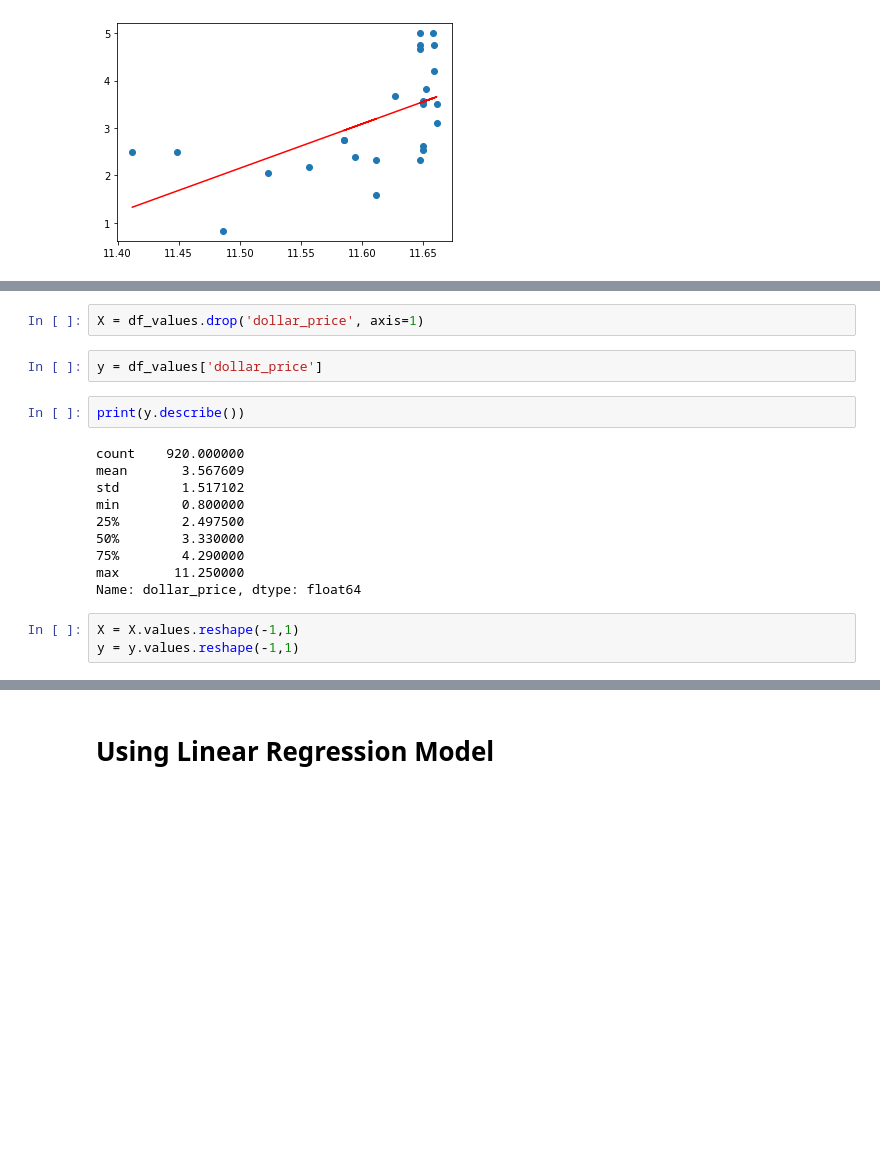
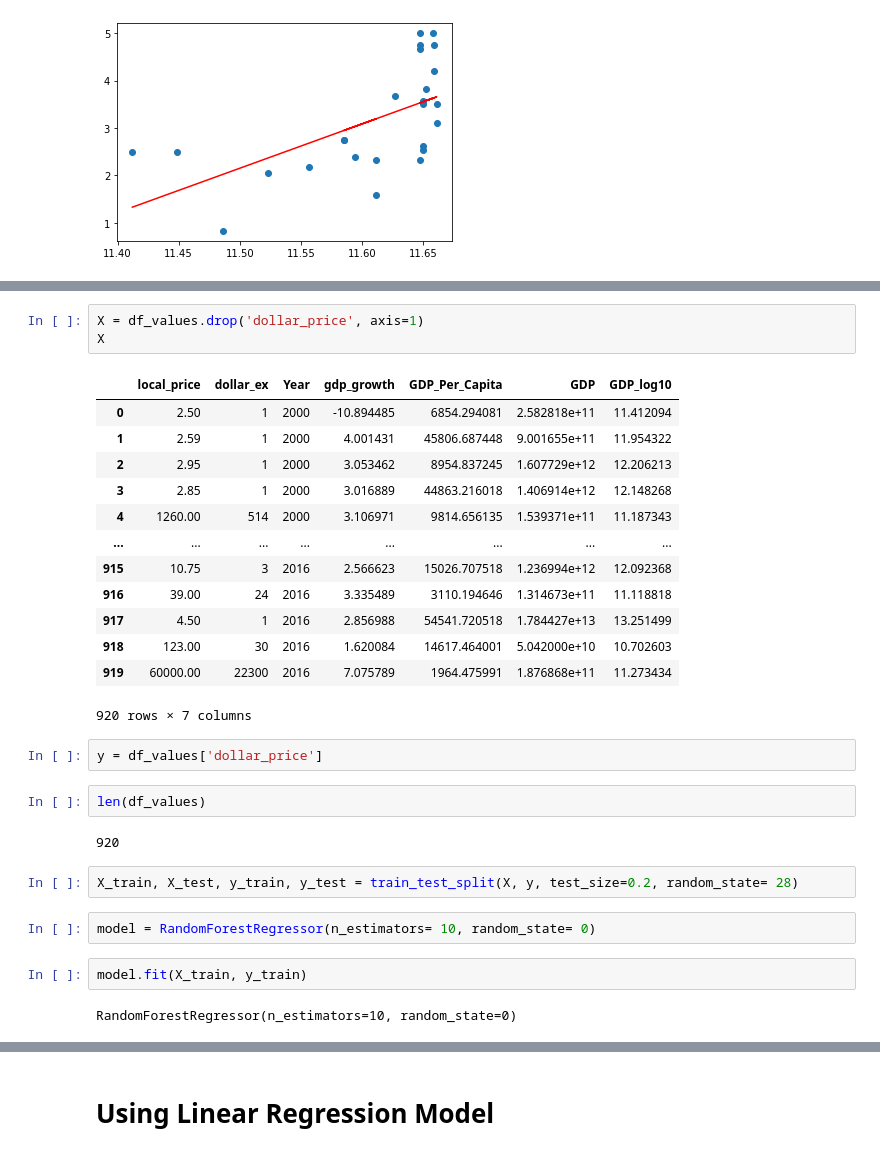
Before and after one commit to bolwerk-b/Final-Project, a Jupyter notebook: machine learning/Machine_Learning_three_regression_models-test.ipynb, the cells around one changed output, grey strips where cells are left out. Cells and saved outputs as stored; diff of their text form; blank space fills up the shorter version.

```diff
--- a/machine learning/Machine_Learning_three_regression_models-test.ipynb
+++ b/machine learning/Machine_Learning_three_regression_models-test.ipynb
@@ -112,19 +134,31 @@ df_values.head()
 # %%
 X = df_values.drop('dollar_price', axis=1)
+X
+# %% [output]
+|  | local_price | dollar_ex | Year | gdp_growth | GDP_Per_Capita | GDP | GDP_log10 |
+| 0 | 2.50 | 1 | 2000 | -10.894485 | 6854.294081 | 2.582818e+11 | 11.412094 |
+| 1 | 2.59 | 1 | 2000 | 4.001431 | 45806.687448 | 9.001655e+11 | 11.954322 |
+| 2 | 2.95 | 1 | 2000 | 3.053462 | 8954.837245 | 1.607729e+12 | 12.206213 |
+| 3 | 2.85 | 1 | 2000 | 3.016889 | 44863.216018 | 1.406914e+12 | 12.148268 |
+| 4 | 1260.00 | 514 | 2000 | 3.106971 | 9814.656135 | 1.539371e+11 | 11.187343 |
+| ... | ... | ... | ... | ... | ... | ... | ... |
+| 915 | 10.75 | 3 | 2016 | 2.566623 | 15026.707518 | 1.236994e+12 | 12.092368 |
+| 916 | 39.00 | 24 | 2016 | 3.335489 | 3110.194646 | 1.314673e+11 | 11.118818 |
+| 917 | 4.50 | 1 | 2016 | 2.856988 | 54541.720518 | 1.784427e+13 | 13.251499 |
+| 918 | 123.00 | 30 | 2016 | 1.620084 | 14617.464001 | 5.042000e+10 | 10.702603 |
+| 919 | 60000.00 | 22300 | 2016 | 7.075789 | 1964.475991 | 1.876868e+11 | 11.273434 |
+920 rows × 7 columns
 # %%
 y = df_values['dollar_price']
 # %%
-print(y.describe())
+len(df_values)
 # %% [output]
-count    920.000000
-mean       3.567609
-std        1.517102
-min        0.800000
-25%        2.497500
-50%        3.330000
-75%        4.290000
-max       11.250000
-Name: dollar_price, dtype: float64
+920
 # %%
-X = X.values.reshape(-1,1)
-y = y.values.reshape(-1,1)
+X_train, X_test, y_train, y_test = train_test_split(X, y, test_size=0.2, random_state= 28)
+# %%
+model = RandomForestRegressor(n_estimators= 10, random_state= 0)
+# %%
+model.fit(X_train, y_train)
+# %% [output]
+RandomForestRegressor(n_estimators=10, random_state=0)
```
Also changed, not shown: parts of 26 cells of this notebook.
